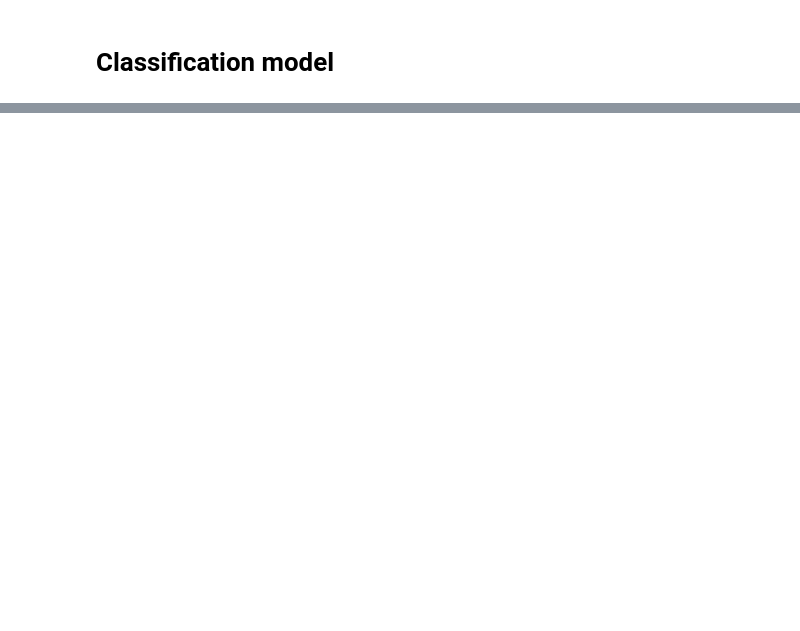
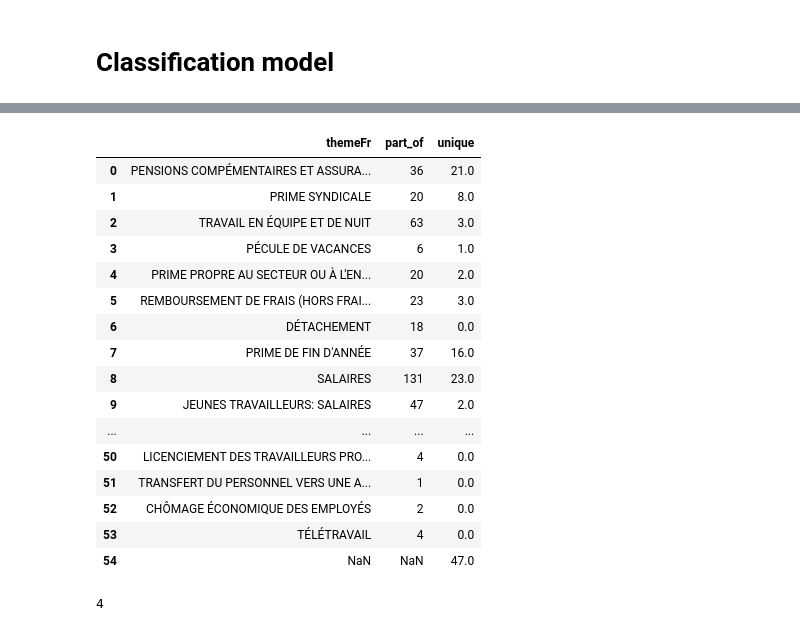
Before and after one commit to naomithiru/KPMG-Usecase, a Jupyter notebook: assets/docs_labeling_fr.ipynb, the cells around one changed output, grey strips where cells are left out. Cells and saved outputs as stored; diff of their text form; code cells hidden in the pictures; blank space fills up the shorter version.

```diff
--- a/assets/docs_labeling_fr.ipynb
+++ b/assets/docs_labeling_fr.ipynb
@@ -532,0 +742,11 @@ themes_keywords.loc[:, ['themeFr','frequency_relative']]
+# %%
+dfa = responses2
+# %%
+#generating all possible FR themes (replacing previous list of 53 items)
+themes_fr = []
+for r in  dfa.themesFr:
+    if r is not None:
+        for t in r:
+            if t not in themes_fr:
+                themes_fr += [t]
+themes_fr
@@ -533,3 +771,41 @@ themes_keywords.loc[:, ['themeFr','frequency_relative']]
+# %%
+themes_statistics = pd.DataFrame(columns=['themeFr','part_of'])
+
+for t in themes_fr:
+  mask = dfa.dropna(axis=0, subset=['themesFr']).themesFr.map(lambda x: t in x)
+  r_t =dfa.dropna(axis=0, subset=['themesFr'])[mask]
+  mask2 = r_t.themesFr.map(lambda x: len(x) == 1)
+  r_t_u = r_t[mask2]
+  themes_statistics = themes_statistics.append({'themeFr':t, 'part_of':len(r_t), 'unique':len(r_t_u)}, ignore_index=True)
+
+themes_statistics = themes_statistics.append({'themeFr':None, 'part_of':None, 'unique':dfa.themesFr.isna().sum()}, ignore_index=True)
+
+themes_statistics
+# %% [output]
+|  | themeFr | part_of | unique |
+| 0 | PENSIONS COMPÉMENTAIRES ET ASSURA... | 36 | 21.0 |
+| 1 | PRIME SYNDICALE | 20 | 8.0 |
+| 2 | TRAVAIL EN ÉQUIPE ET DE NUIT | 63 | 3.0 |
+| 3 | PÉCULE DE VACANCES | 6 | 1.0 |
+| 4 | PRIME PROPRE AU SECTEUR OU À L'EN... | 20 | 2.0 |
+| 5 | REMBOURSEMENT DE FRAIS (HORS FRAI... | 23 | 3.0 |
+| 6 | DÉTACHEMENT | 18 | 0.0 |
+| 7 | PRIME DE FIN D'ANNÉE | 37 | 16.0 |
+| 8 | SALAIRES | 131 | 23.0 |
+| 9 | JEUNES TRAVAILLEURS: SALAIRES | 47 | 2.0 |
+| ... | ... | ... | ... |
+| 50 | LICENCIEMENT DES TRAVAILLEURS PRO... | 4 | 0.0 |
+| 51 | TRANSFERT DU PERSONNEL VERS UNE A... | 1 | 0.0 |
+| 52 | CHÔMAGE ÉCONOMIQUE DES EMPLOYÉS | 2 | 0.0 |
+| 53 | TÉLÉTRAVAIL | 4 | 0.0 |
+| 54 | NaN | NaN | 47.0 |
+# %%
+# showing only 27 unique themes against 54 available
+df.dropna(axis=0, subset=['themesFr'], inplace=True)
+df['theme'] = df['themesFr'].apply(lambda x: x[0] if len(x) == 1 else None)
+len(df.theme.unique())
+# %% [output]
+4
 # %%
 from pickle import load
 
```
Also changed, not shown: parts of 44 cells of this notebook.
